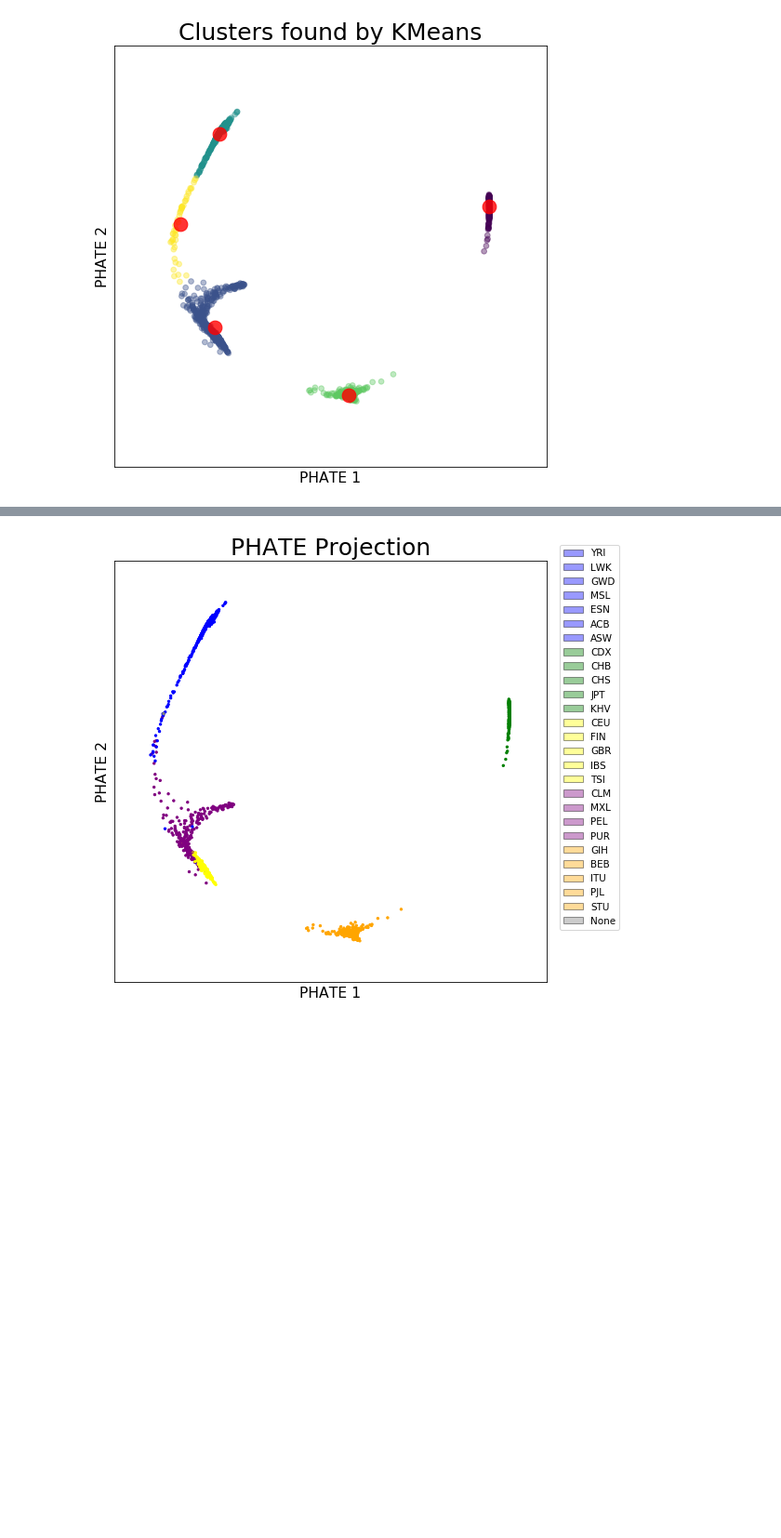
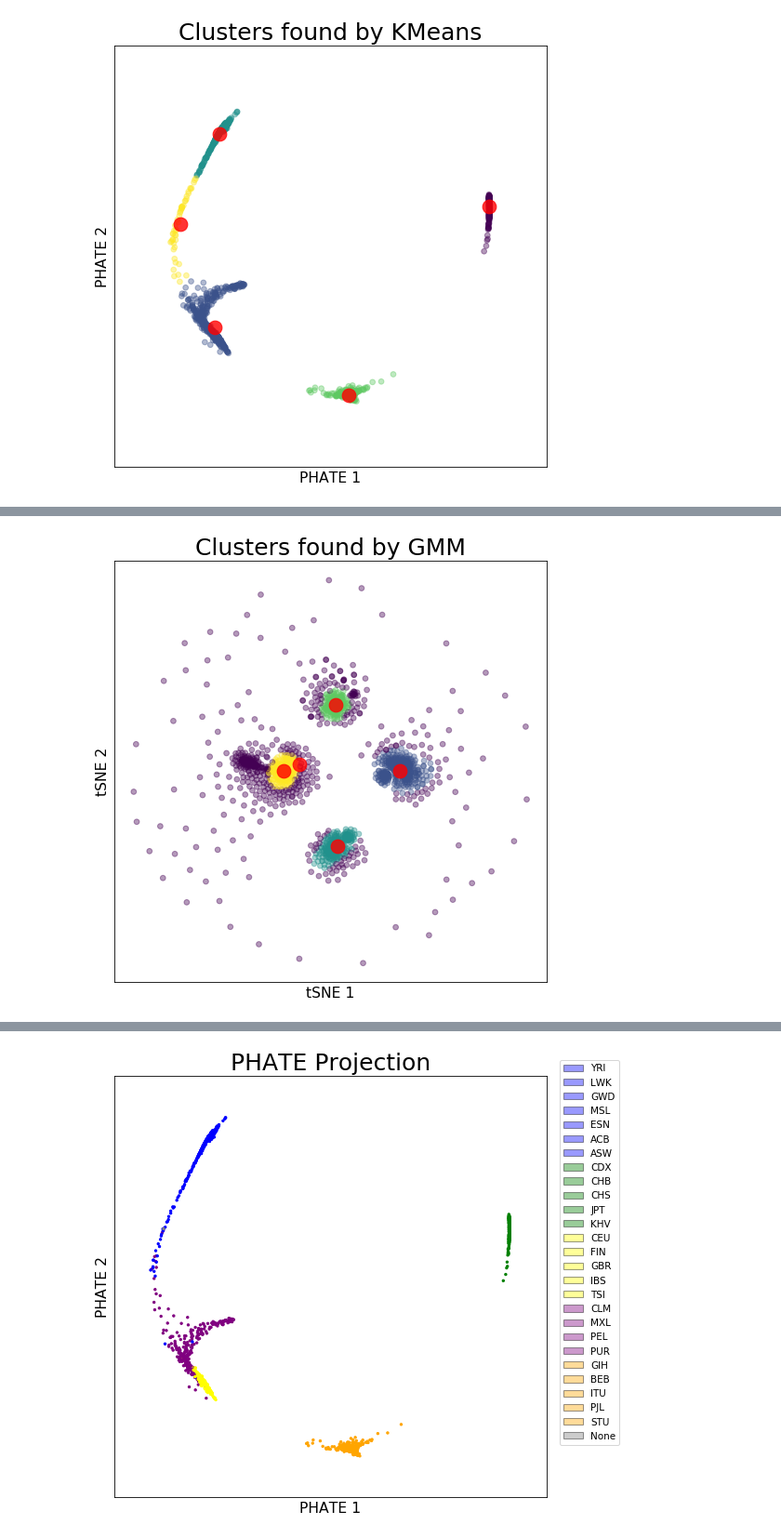
Before and after one commit to aksinghal5590/CSE284_PCA_Alternatives, a Jupyter notebook: src/phate_clustering.ipynb, the cells around one changed output, grey strips where cells are left out. Shown at 93% size. Drawn from its saved outputs; the diff is of its cells as text; code cells hidden in the pictures; blank space fills up the shorter version.

```diff
--- a/src/phate_clustering.ipynb
+++ b/src/phate_clustering.ipynb
@@ -109,3 +121,9 @@ gmm(phate_snp_data, "PHATE", "../output/gmm_phate.png")
+# %%
+#Running GMM for tsne
+
+gmm(tsne_snp_data, "tSNE", "../output/gmm_tsne.png")
+# %% [output]
+[figure, added]
 # %%
 sample_to_pop = {}
 with open("../input/reference_labels.csv", "r") as f:
```
Also changed, not shown: parts of 8 cells of this notebook, 10 other files.
